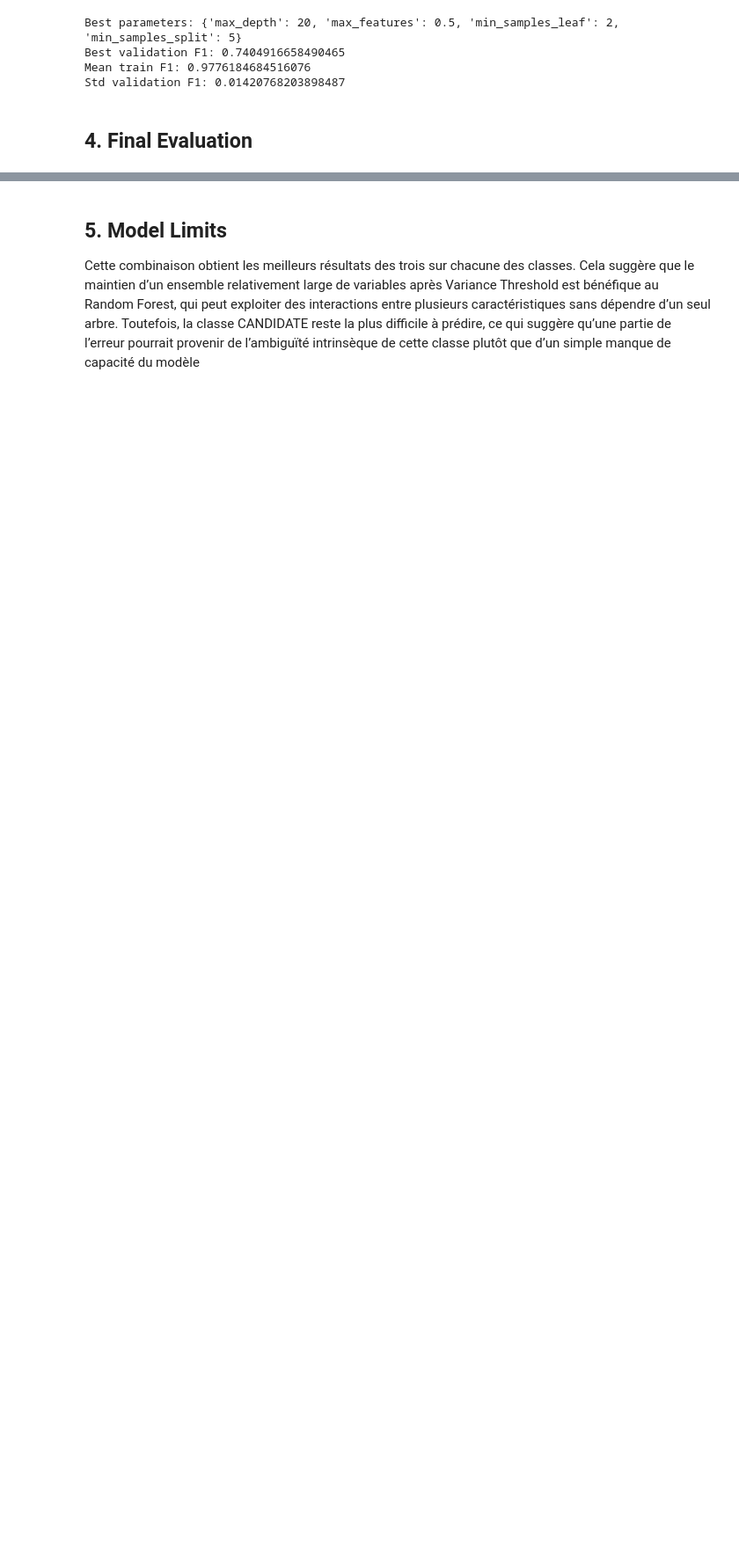
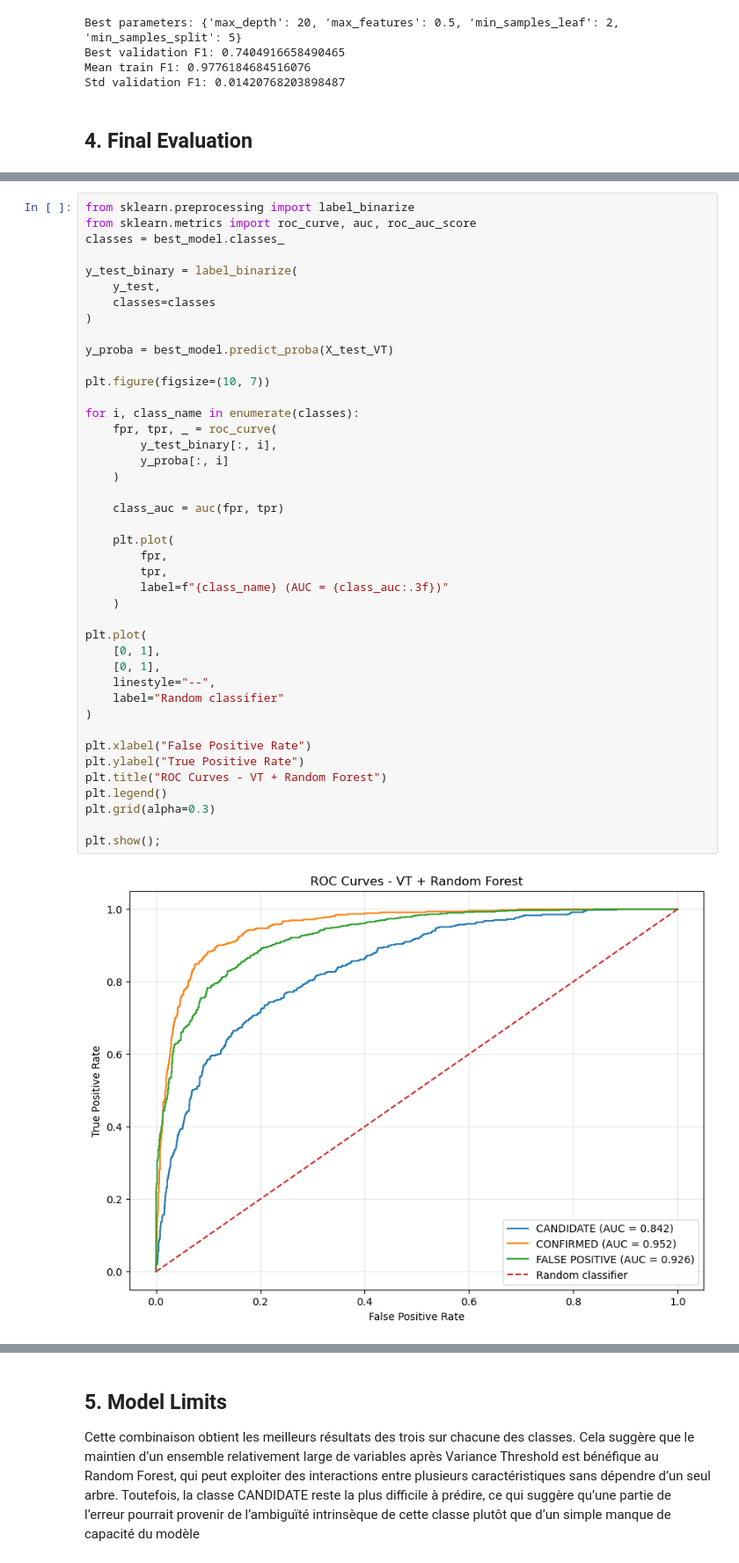
Before and after one commit to GohuKiroi04/kepler-koi-classification, a Jupyter notebook: 4. Modeling/kepler_model_VT_ RF.ipynb, the cells around one changed output, grey strips where cells are left out. Shown at 88% size. Saved outputs shown, nothing was run; the diff lists cells and outputs as text; blank space fills up the shorter version.

```diff
--- a/4. Modeling/kepler_model_VT_ RF.ipynb
+++ b/4. Modeling/kepler_model_VT_ RF.ipynb
@@ -174,0 +276,44 @@ La classe CANDIDATE reste la plus difficile à distinguer, mais ce modèle rédu
+# %%
+from sklearn.preprocessing import label_binarize
+from sklearn.metrics import roc_curve, auc, roc_auc_score
+classes = best_model.classes_
+
+y_test_binary = label_binarize(
+    y_test,
+    classes=classes
+)
+
+y_proba = best_model.predict_proba(X_test_VT)
+
+plt.figure(figsize=(10, 7))
+
+for i, class_name in enumerate(classes):
+    fpr, tpr, _ = roc_curve(
+        y_test_binary[:, i],
+        y_proba[:, i]
+    )
+
+    class_auc = auc(fpr, tpr)
+
+    plt.plot(
+        fpr,
+        tpr,
+        label=f"{class_name} (AUC = {class_auc:.3f})"
+    )
+
+plt.plot(
+    [0, 1],
+    [0, 1],
+    linestyle="--",
+    label="Random classifier"
+)
+
+plt.xlabel("False Positive Rate")
+plt.ylabel("True Positive Rate")
+plt.title("ROC Curves - VT + Random Forest")
+plt.legend()
+plt.grid(alpha=0.3)
+
+plt.show();
+# %% [output]
+[figure, added]
```
Also changed, not shown: parts of 16 cells of this notebook, 13 other files.
